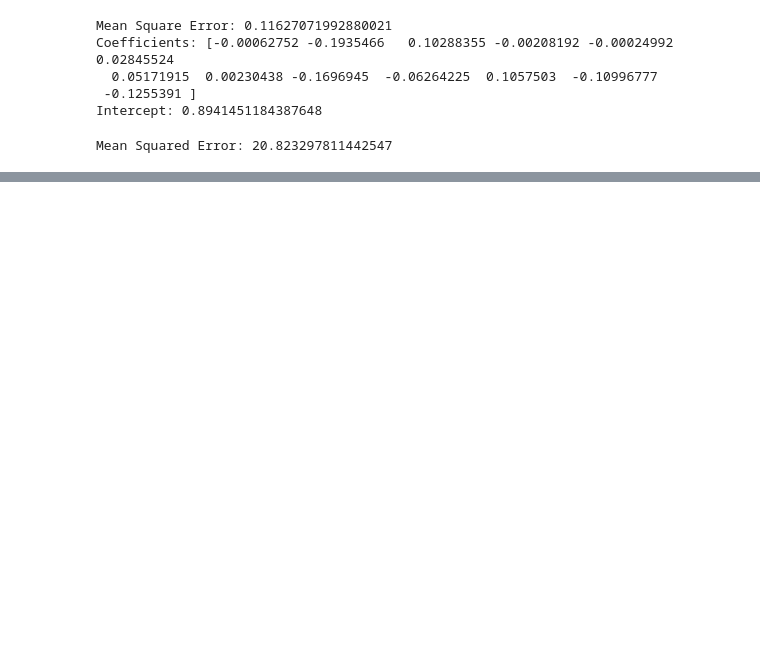
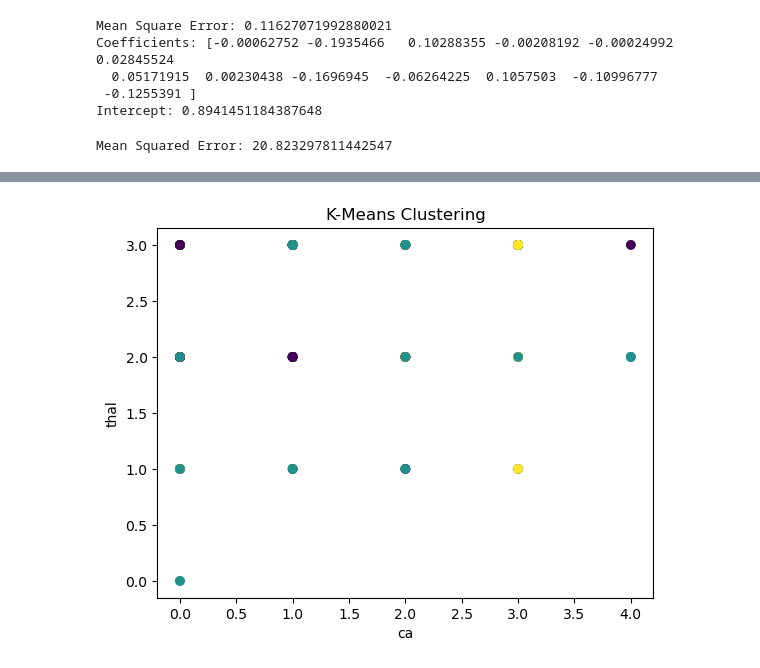
Before and after one commit to Liven-Allan/Lutalo_Allan_22-U-3330-PS, a Jupyter notebook: Python/Day13_morning/lutalo_allan_day13.ipynb, the cells around one changed output, grey strips where cells are left out. Saved outputs shown, nothing was run; the diff lists cells and outputs as text; code cells hidden in the pictures; blank space fills up the shorter version.

```diff
--- a/Python/Day13_morning/lutalo_allan_day13.ipynb
+++ b/Python/Day13_morning/lutalo_allan_day13.ipynb
@@ -306,0 +464,17 @@ Mean Squared Error: 20.823297811442547
+# %%
+# 1. Clustering
+#    Clustering algorithms group data points into clusters based on their similarity.
+#    The objective is to ensure that data points within the same cluster are more similar
+#    to each other than to those in other clusters.
+
+# Examples of Clustering Algorithms
+# a) K-Means Clustering
+#    K-Means is one of the simplest and most popular clustering algorithms.
+#    It partitions the data into K clusters, where each data point belongs to the cluster with the nearest mean.
+from sklearn.cluster import KMeans
+import pandas as pd
+import numpy as np
+
+df = pd.read_csv("heart.csv")
+df = df.drop(columns=['target'])
+print(df)
@@ -306,0 +499,6 @@ Mean Squared Error: 20.823297811442547
+# %%
+# K-means clustering
+kmeans = KMeans(n_clusters=3, n_init=10)
+df['cluster'] = kmeans.fit_predict(df)
+
+print(df.head(10))
@@ -306,0 +537,11 @@ Mean Squared Error: 20.823297811442547
+# %%
+# Visualize the clusters
+import matplotlib.pyplot as plt
+
+plt.scatter(df['ca'], df['thal'], c=df['cluster'], cmap='viridis')
+plt.xlabel('ca')
+plt.ylabel('thal')
+plt.title('K-Means Clustering')
+plt.show()
+# %% [output]
+[figure, added]
```
Also changed, not shown: parts of 17 cells of this notebook, 33 other files.
